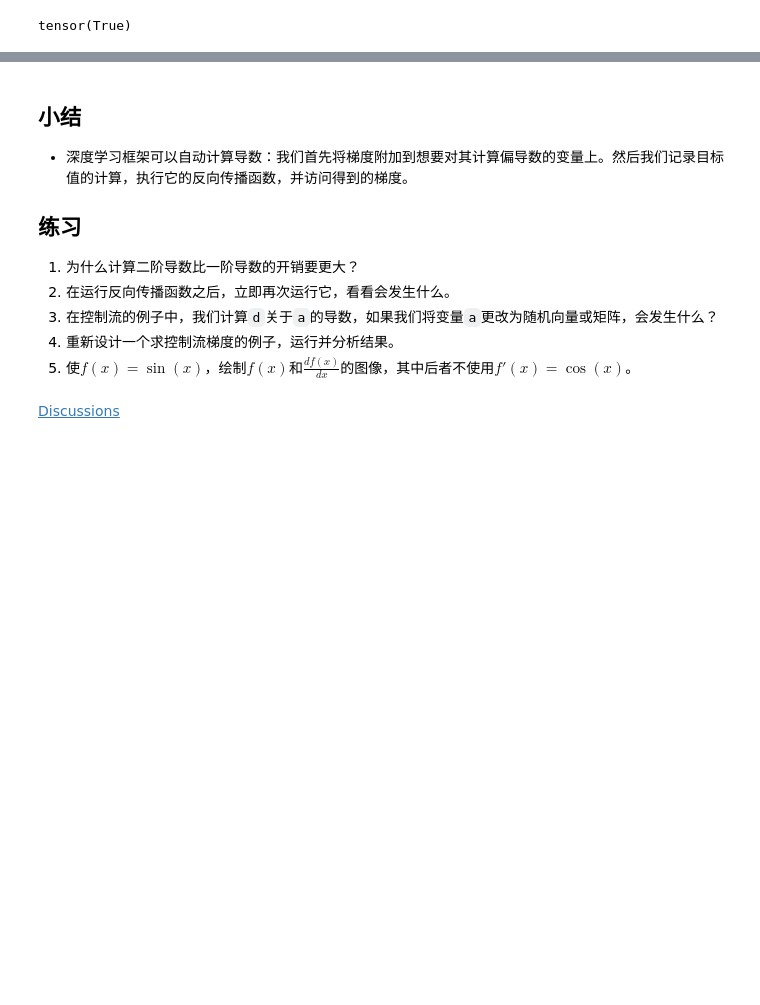
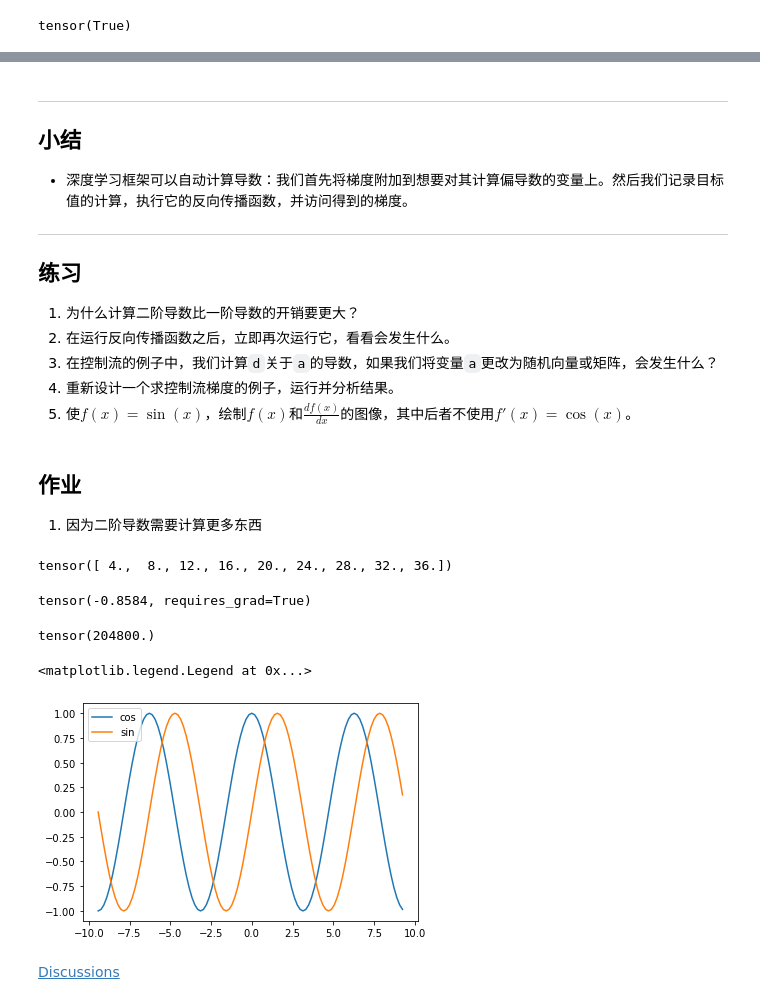
Before and after one commit to zhuji423/d2l_notes, a Jupyter notebook: 2、chapter_preliminaries/autograd.ipynb, the cells around one changed output, grey strips where cells are left out. Saved outputs shown, nothing was run; the diff lists cells and outputs as text; code cells hidden in the pictures; blank space fills up the shorter version.

```diff
--- a/2、chapter_preliminaries/autograd.ipynb
+++ b/2、chapter_preliminaries/autograd.ipynb
@@ -148,8 +200,9 @@ tensor(True)
 # %% [markdown]
+---
 ## 小结
 
 * 深度学习框架可以自动计算导数：我们首先将梯度附加到想要对其计算偏导数的变量上。然后我们记录目标值的计算，执行它的反向传播函数，并访问得到的梯度。
-
+---
 ## 练习
 
 1. 为什么计算二阶导数比一阶导数的开销要更大？
@@ -157,5 +210,50 @@ tensor(True)
 1. 在控制流的例子中，我们计算`d`关于`a`的导数，如果我们将变量`a`更改为随机向量或矩阵，会发生什么？
 1. 重新设计一个求控制流梯度的例子，运行并分析结果。
 1. 使$f(x)=\sin(x)$，绘制$f(x)$和$\frac{df(x)}{dx}$的图像，其中后者不使用$f'(x)=\cos(x)$。
+# %% [markdown]
+## 作业
+1. 因为二阶导数需要计算更多东西
+# %%
+# 2. 会报错，必须要先retain_graph = true才可以
+x = torch.tensor([1.,2,3,4,5,6,7,8,9],requires_grad= True)
+y = x*x
+y.sum().backward(retain_graph=True)
+y.sum().backward(retain_graph=True)
+print(x.grad)
+# %% [output]
+tensor([ 4.,  8., 12., 16., 20., 24., 28., 32., 36.])
+# %%
+# 3. error: grad can be implicitly created only for scalar outputs
+def f(a):
+    b = a * 2
+    while b.norm() < 1000:
+        b = b * 2
+    if b.sum() > 0:
+        c = b
+    else:
+        c = 100 * b
+    return c
+a = torch.randn(size = (), requires_grad=True)# size为空就是随机的一个数字
+print(a)
+d = f(a)
+d.backward()
+a.grad
+# %% [output]
+tensor(-0.8584, requires_grad=True)
+tensor(204800.)
+# %%
+import numpy as np
+import matplotlib.pyplot as plt
+def f(x):
+    return torch.sin(x)
+x = torch.arange(-3*np.pi,3*np.pi,np.pi/18,requires_grad=True)
+y = f(x)
+y.sum().backward()
+plt.plot(x.detach().numpy(), x.grad.detach().numpy(),label = "cos")
+plt.plot(x.detach().numpy(), y.detach().numpy(),label = "sin")
+plt.legend()
+# %% [output]
+<matplotlib.legend.Legend at 0x...>
+[figure, added]
 # %% [markdown]
 [Discussions](https://discuss.d2l.ai/t/1759)
```
Also changed, not shown: parts of 14 cells of this notebook, 20 other files.
